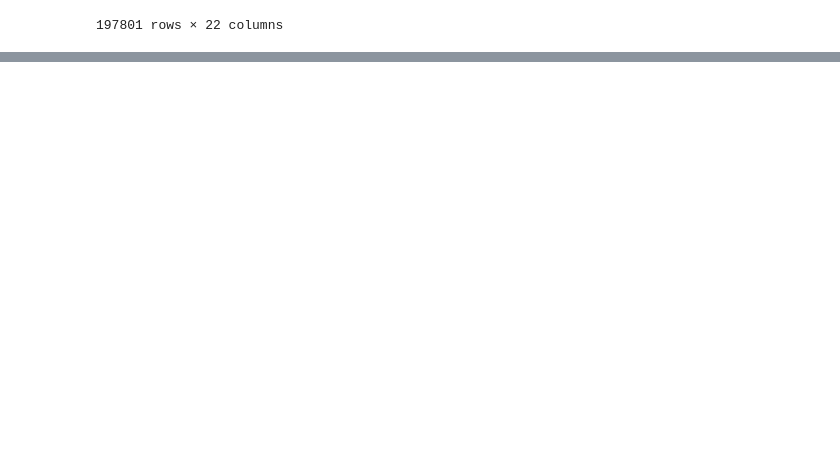
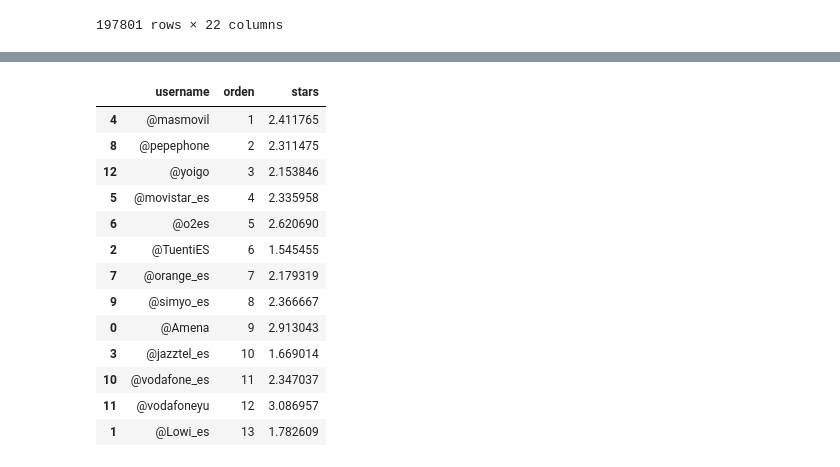
Before and after one commit to carpiero/Sentiment_Spanish_Operator, a Jupyter notebook: Notebooks/Notebook_006_remote.ipynb, the cells around one changed output, grey strips where cells are left out. Cells and saved outputs as stored; diff of their text form; code cells hidden in the pictures; blank space fills up the shorter version.

```diff
--- a/Notebooks/Notebook_006_remote.ipynb
+++ b/Notebooks/Notebook_006_remote.ipynb
@@ -178,0 +110,30 @@ z
+# %%
+USER_types= ['@vodafone_es','@vodafoneyu']
+USER_types= ['@vodafone_es', '@vodafoneyu', '@yoigo', '@Amena', '@simyo_es',
+       '@pepephone', '@movistar_es', '@orange_es', '@masmovil', '@o2es',
+       '@Lowi_es', '@TuentiES', '@jazztel_es']
+start_date=yest2
+end_date=today2
+# %%
+df_f=df[['stars','username','created_at']]
+
+df_f['orden'] = ''
+
+df_f.loc[df_f['username'] == '@vodafone_es' , 'orden'] = 11
+df_f.loc[df_f['username'] == '@Lowi_es' , 'orden'] = 13
+df_f.loc[df_f['username'] == '@vodafoneyu' , 'orden'] = 12
+df_f.loc[df_f['username'] == '@movistar_es' , 'orden'] = 4
+df_f.loc[df_f['username'] == '@TuentiES' , 'orden'] = 6
+df_f.loc[df_f['username'] == '@o2es' , 'orden'] = 5
+df_f.loc[df_f['username'] == '@orange_es' , 'orden'] = 7
+df_f.loc[df_f['username'] == '@jazztel_es' , 'orden'] = 10
+df_f.loc[df_f['username'] == '@Amena' , 'orden'] = 9
+df_f.loc[df_f['username'] == '@simyo_es' , 'orden'] = 8
+df_f.loc[df_f['username'] == '@masmovil' , 'orden'] = 1
+df_f.loc[df_f['username'] == '@pepephone' , 'orden'] = 2
+df_f.loc[df_f['username'] == '@yoigo' , 'orden'] = 3
+
+df_f = df_f.loc[(df_f['username'].isin(USER_types)) & (df_f['created_at'] >= start_date) & (
+            df_f['created_at'] < end_date),]
+
+df_f = df_f.pivot_table(index=['username','orden'],values=['stars']).reset_index().sort_values(by='orden' ,ascending=True)
@@ -178,0 +151,24 @@ z
+# %%
+
+
+
+
+
+
+
+df_f
+# %% [output]
+|  | username | orden | stars |
+| 4 | @masmovil | 1 | 2.411765 |
+| 8 | @pepephone | 2 | 2.311475 |
+| 12 | @yoigo | 3 | 2.153846 |
+| 5 | @movistar_es | 4 | 2.335958 |
+| 6 | @o2es | 5 | 2.620690 |
+| 2 | @TuentiES | 6 | 1.545455 |
+| 7 | @orange_es | 7 | 2.179319 |
+| 9 | @simyo_es | 8 | 2.366667 |
+| 0 | @Amena | 9 | 2.913043 |
+| 3 | @jazztel_es | 10 | 1.669014 |
+| 10 | @vodafone_es | 11 | 2.347037 |
+| 11 | @vodafoneyu | 12 | 3.086957 |
+| 1 | @Lowi_es | 13 | 1.782609 |
```
Also changed, not shown: parts of 7 cells of this notebook, 2 other files.
